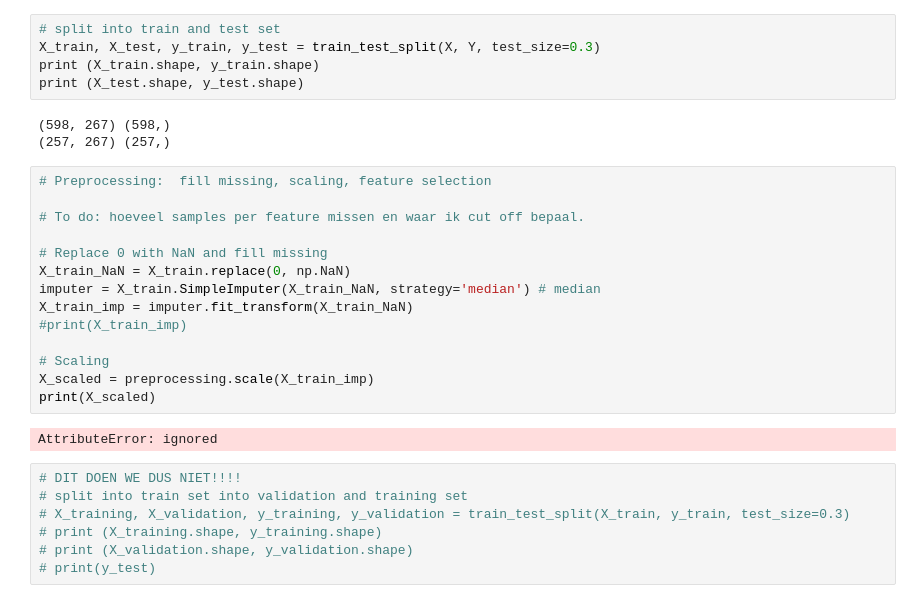
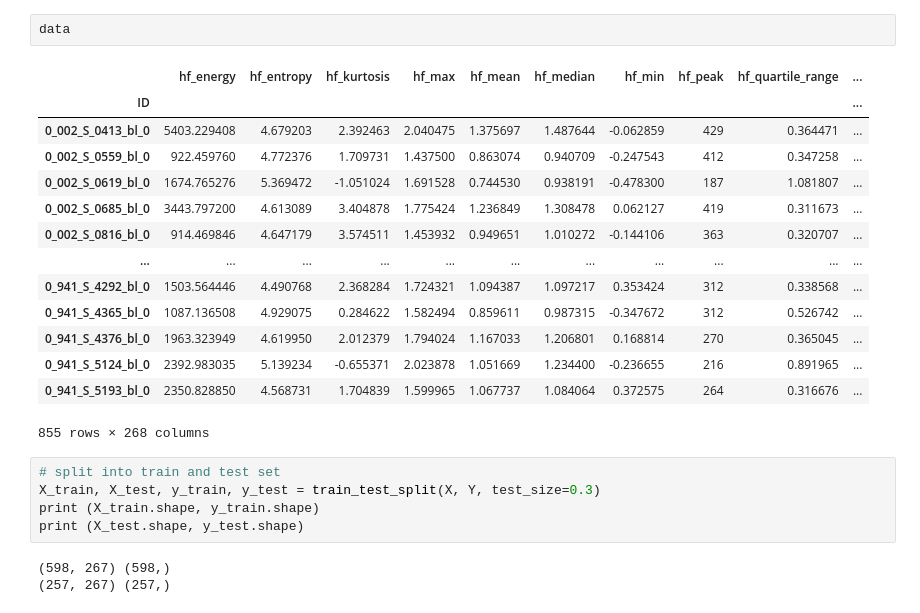
Before and after one commit to LauraSchellekens/TM10007_-private_-group, a Jupyter notebook: SVM.ipynb, the cells around one changed output. Saved outputs shown, nothing was run; the diff lists cells and outputs as text.

```diff
--- a/SVM.ipynb
+++ b/SVM.ipynb
@@ -45,3 +79,20 @@ The number of columns: 268
+# %%
+data
+# %% [output]
+|  | hf_energy | hf_entropy | hf_kurtosis | hf_max | hf_mean | hf_median | hf_min | hf_peak | hf_quartile_range | ... |
+| ID |  |  |  |  |  |  |  |  |  | ... |
+| 0_002_S_0413_bl_0 | 5403.229408 | 4.679203 | 2.392463 | 2.040475 | 1.375697 | 1.487644 | -0.062859 | 429 | 0.364471 | ... |
+| 0_002_S_0559_bl_0 | 922.459760 | 4.772376 | 1.709731 | 1.437500 | 0.863074 | 0.940709 | -0.247543 | 412 | 0.347258 | ... |
+| 0_002_S_0619_bl_0 | 1674.765276 | 5.369472 | -1.051024 | 1.691528 | 0.744530 | 0.938191 | -0.478300 | 187 | 1.081807 | ... |
+| 0_002_S_0685_bl_0 | 3443.797200 | 4.613089 | 3.404878 | 1.775424 | 1.236849 | 1.308478 | 0.062127 | 419 | 0.311673 | ... |
+| 0_002_S_0816_bl_0 | 914.469846 | 4.647179 | 3.574511 | 1.453932 | 0.949651 | 1.010272 | -0.144106 | 363 | 0.320707 | ... |
+| ... | ... | ... | ... | ... | ... | ... | ... | ... | ... | ... |
+| 0_941_S_4292_bl_0 | 1503.564446 | 4.490768 | 2.368284 | 1.724321 | 1.094387 | 1.097217 | 0.353424 | 312 | 0.338568 | ... |
+| 0_941_S_4365_bl_0 | 1087.136508 | 4.929075 | 0.284622 | 1.582494 | 0.859611 | 0.987315 | -0.347672 | 312 | 0.526742 | ... |
+| 0_941_S_4376_bl_0 | 1963.323949 | 4.619950 | 2.012379 | 1.794024 | 1.167033 | 1.206801 | 0.168814 | 270 | 0.365045 | ... |
+| 0_941_S_5124_bl_0 | 2392.983035 | 5.139234 | -0.655371 | 2.023878 | 1.051669 | 1.234400 | -0.236655 | 216 | 0.891965 | ... |
+| 0_941_S_5193_bl_0 | 2350.828850 | 4.568731 | 1.704839 | 1.599965 | 1.067737 | 1.084064 | 0.372575 | 264 | 0.316676 | ... |
+855 rows × 268 columns
 # %%
 # split into train and test set
 X_train, X_test, y_train, y_test = train_test_split(X, Y, test_size=0.3)
@@ -50,26 +101,3 @@ print (X_test.shape, y_test.shape)
 # %% [output]
 (598, 267) (598,)
 (257, 267) (257,)
-# %%
-# Preprocessing:  fill missing, scaling, feature selection
-
-# To do: hoeveel samples per feature missen en waar ik cut off bepaal.
-
-# Replace 0 with NaN and fill missing
-X_train_NaN = X_train.replace(0, np.NaN)
-imputer = X_train.SimpleImputer(X_train_NaN, strategy='median') # median
-X_train_imp = imputer.fit_transform(X_train_NaN)
-#print(X_train_imp)
-
-# Scaling
-X_scaled = preprocessing.scale(X_train_imp)
-print(X_scaled)
-# %% [output]
-AttributeError: ignored
-# %%
-# DIT DOEN WE DUS NIET!!!!
-# split into train set into validation and training set
-# X_training, X_validation, y_training, y_validation = train_test_split(X_train, y_train, test_size=0.3)
-# print (X_training.shape, y_training.shape)
-# print (X_validation.shape, y_validation.shape)
-# print(y_test)
```
Also changed, not shown: parts of 13 cells of this notebook.
